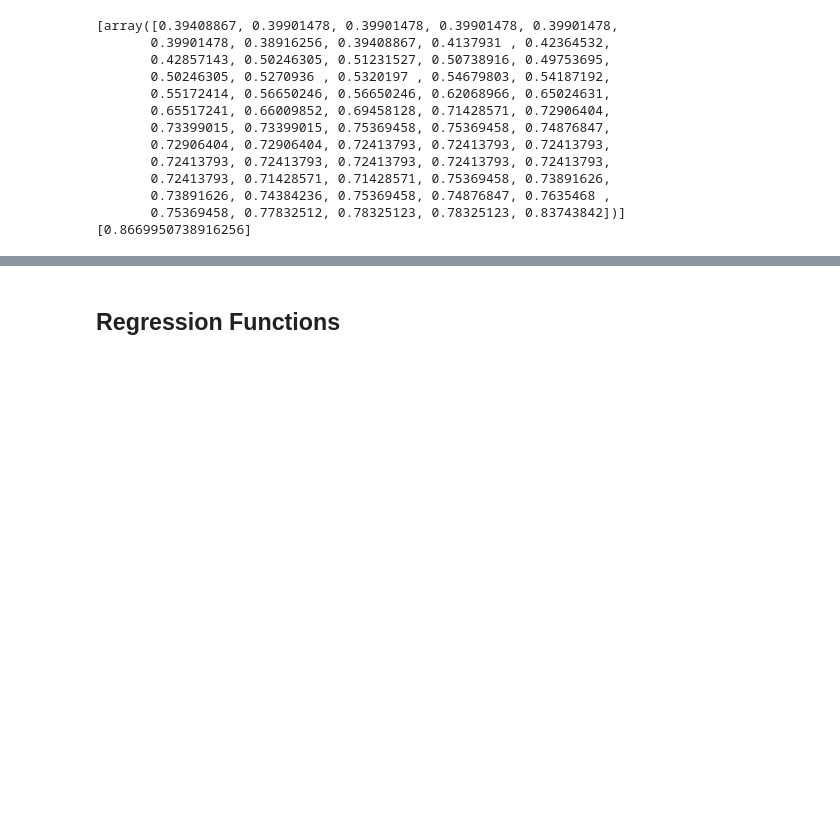
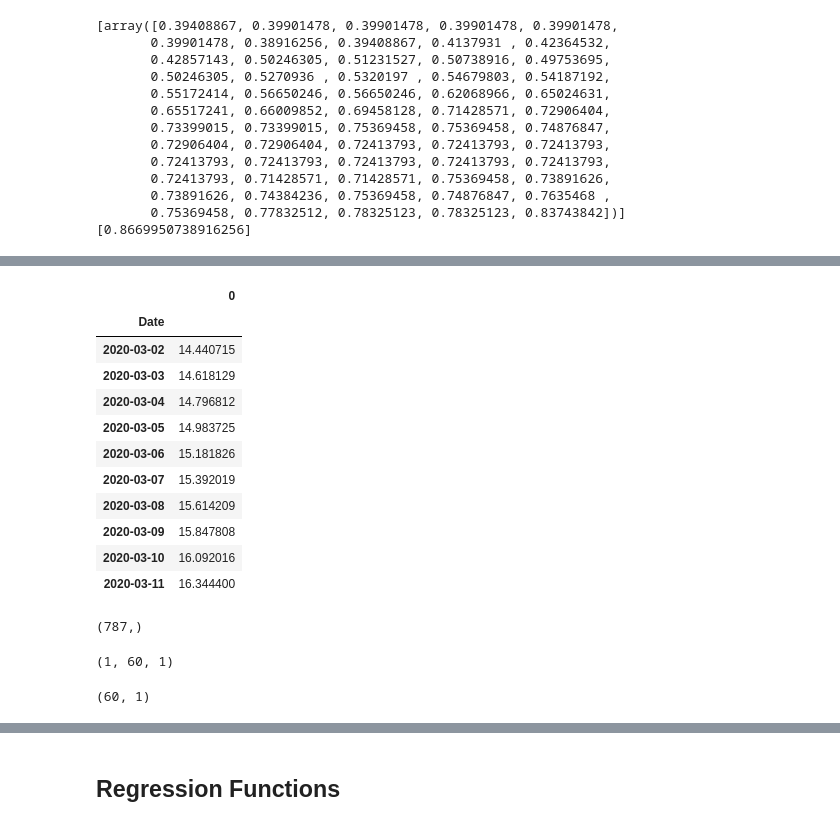
Before and after one commit to geoskimoto/SNOTEL-regression-null-estimating-tool, a Jupyter notebook: Regression&RNN_AWDB.ipynb, the cells around one changed output, grey strips where cells are left out. Saved outputs shown, nothing was run; the diff lists cells and outputs as text; code cells hidden in the pictures; blank space fills up the shorter version.

```diff
--- a/Regression&RNN_AWDB.ipynb
+++ b/Regression&RNN_AWDB.ipynb
@@ -403,0 +489,2 @@ See the caveats in the documentation: https://pandas.pydata.org/pandas-docs/stab
+# %%
+df2 = getData(['507:WA:SNTL'], 'WTEQ','01/01/2018','02/26/2020')
@@ -403,0 +519,63 @@ See the caveats in the documentation: https://pandas.pydata.org/pandas-docs/stab
+# %%
+length = 120
+days_to_forecast = 10
+enddate = '03/01/2020'
+
+
+first_eval_batch = np.array(df2[-length:]).reshape(-1,1)
+# first_eval_batch = first_eval_batch.reshape((first_eval_batch[0], first_eval_batch[1], 1)) #n_input
+
+first_eval_batch_scaled = model.scaler.transform(first_eval_batch)
+current_batch = np.array([first_eval_batch_scaled])
+
+# current_batch = first_eval_batch.reshape((1, 60, 1))
+
+
+forecasts = []
+
+for i in range(days_to_forecast):
+
+    # get prediction 1 time stamp ahead ([0] is for grabbing just the number instead of [array])
+    current_pred = model.model.predict(current_batch)[0]
+
+    # store prediction
+    forecasts.append(current_pred)
+
+    # update batch to now include prediction and drop first value
+    current_batch = np.append(current_batch[:,1:,:],[[current_pred]],axis=1)
+
+true_forecasts = model.scaler.inverse_transform(forecasts)
+true_forecasts = pd.DataFrame(true_forecasts)
+forecast_begindate = datetime.datetime.strptime(enddate, '%m/%d/%Y') + timedelta(days=1)
+forecast_enddate = datetime.datetime.strptime(enddate, '%m/%d/%Y') + timedelta(days=days_to_forecast)
+true_forecasts['Date'] = pd.date_range(forecast_begindate, forecast_enddate)
+# true_forecasts['Date'] = pd.date_range('03/02/2020', '03/11/2020')# enddate + datetime.timedelta(days=days_to_forecast),freq='d')
+  # df.columns = [f'{elementCD}','Date']
+true_forecasts.set_index('Date', inplace=True)
+# %%
+true_forecasts
+# %% [output]
+|  | 0 |
+| Date |  |
+| 2020-03-02 | 14.440715 |
+| 2020-03-03 | 14.618129 |
+| 2020-03-04 | 14.796812 |
+| 2020-03-05 | 14.983725 |
+| 2020-03-06 | 15.181826 |
+| 2020-03-07 | 15.392019 |
+| 2020-03-08 | 15.614209 |
+| 2020-03-09 | 15.847808 |
+| 2020-03-10 | 16.092016 |
+| 2020-03-11 | 16.344400 |
+# %%
+df2.shape
+# %% [output]
+(787,)
+# %%
+X.shape
+# %% [output]
+(1, 60, 1)
+# %%
+last_60_days.shape
+# %% [output]
+(60, 1)
```
Also changed, not shown: parts of 20 cells of this notebook.
